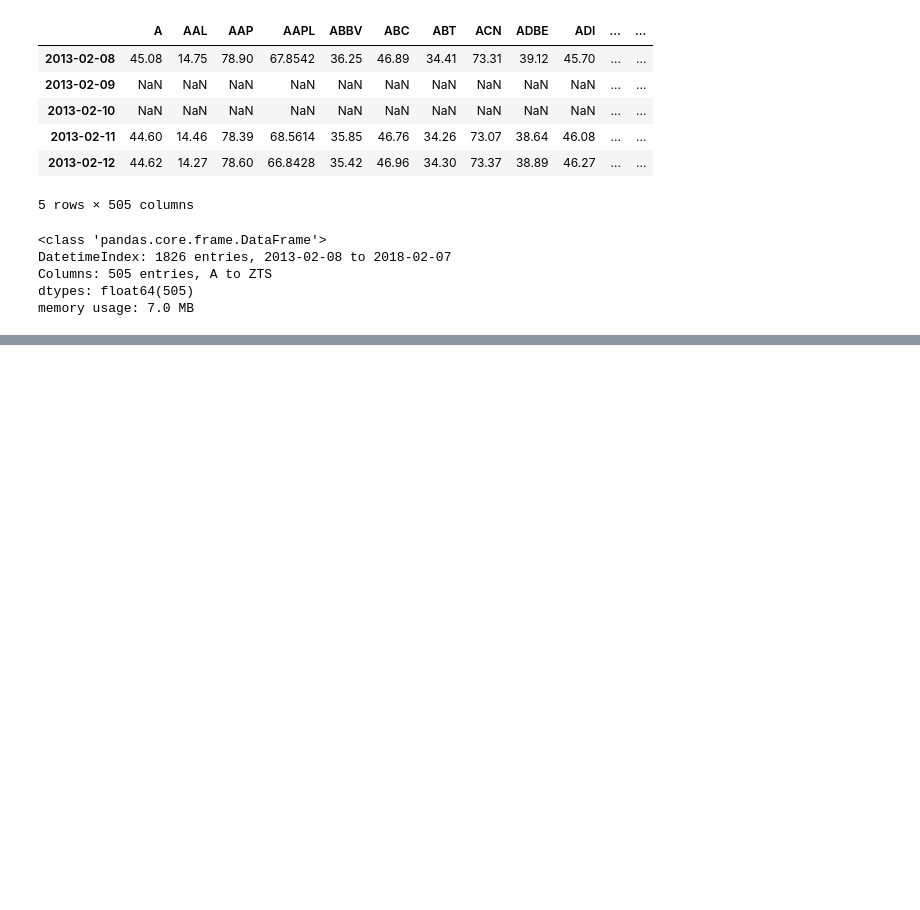
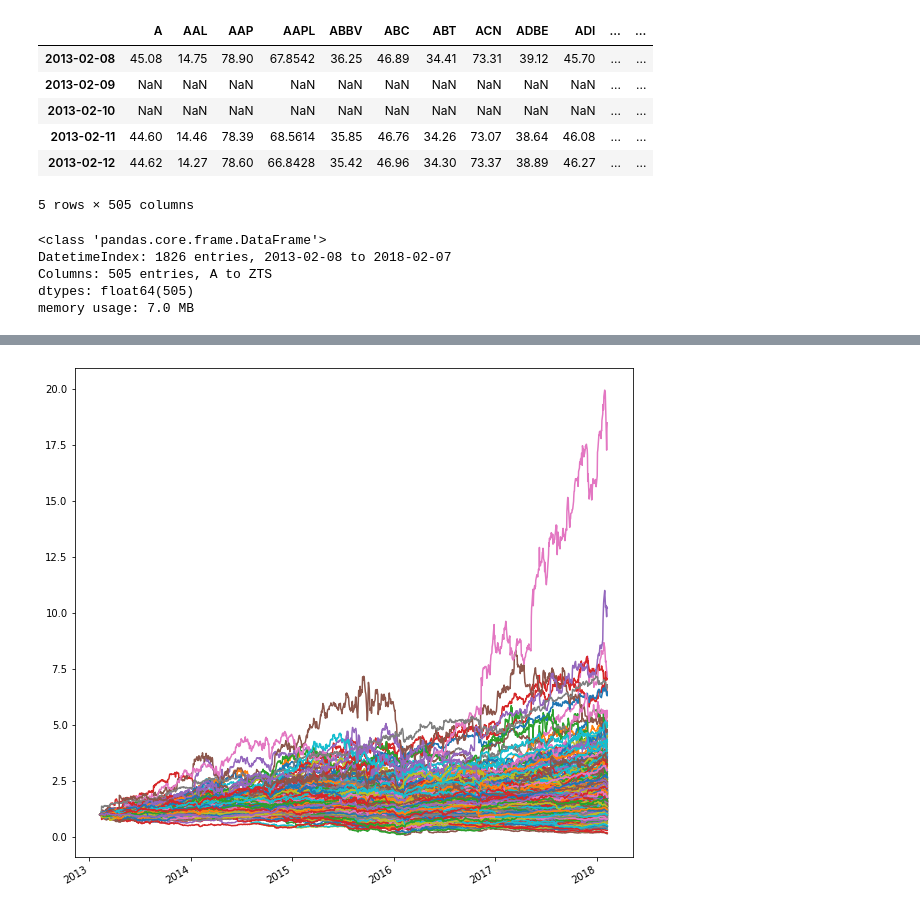
Before and after one commit to Frizzles7/financial_engineering, a Jupyter notebook: financial_basics_understanding.ipynb, the cells around one changed output, grey strips where cells are left out. Saved outputs shown, nothing was run; the diff lists cells and outputs as text; code cells hidden in the pictures; blank space fills up the shorter version.

```diff
--- a/financial_basics_understanding.ipynb
+++ b/financial_basics_understanding.ipynb
@@ -200,0 +250,9 @@ memory usage: 7.0 MB
+# %%
+# let's normalize the close prices to better compare growth over time
+close_prices_normalized = close_prices / close_prices.iloc[0,:]
+# %%
+# replot with normalized close prices
+close_prices_normalized.plot(legend=False, figsize=(10,10))
+plt.show()
+# %% [output]
+[figure, added]
```
Also changed, not shown: parts of 12 cells of this notebook.
